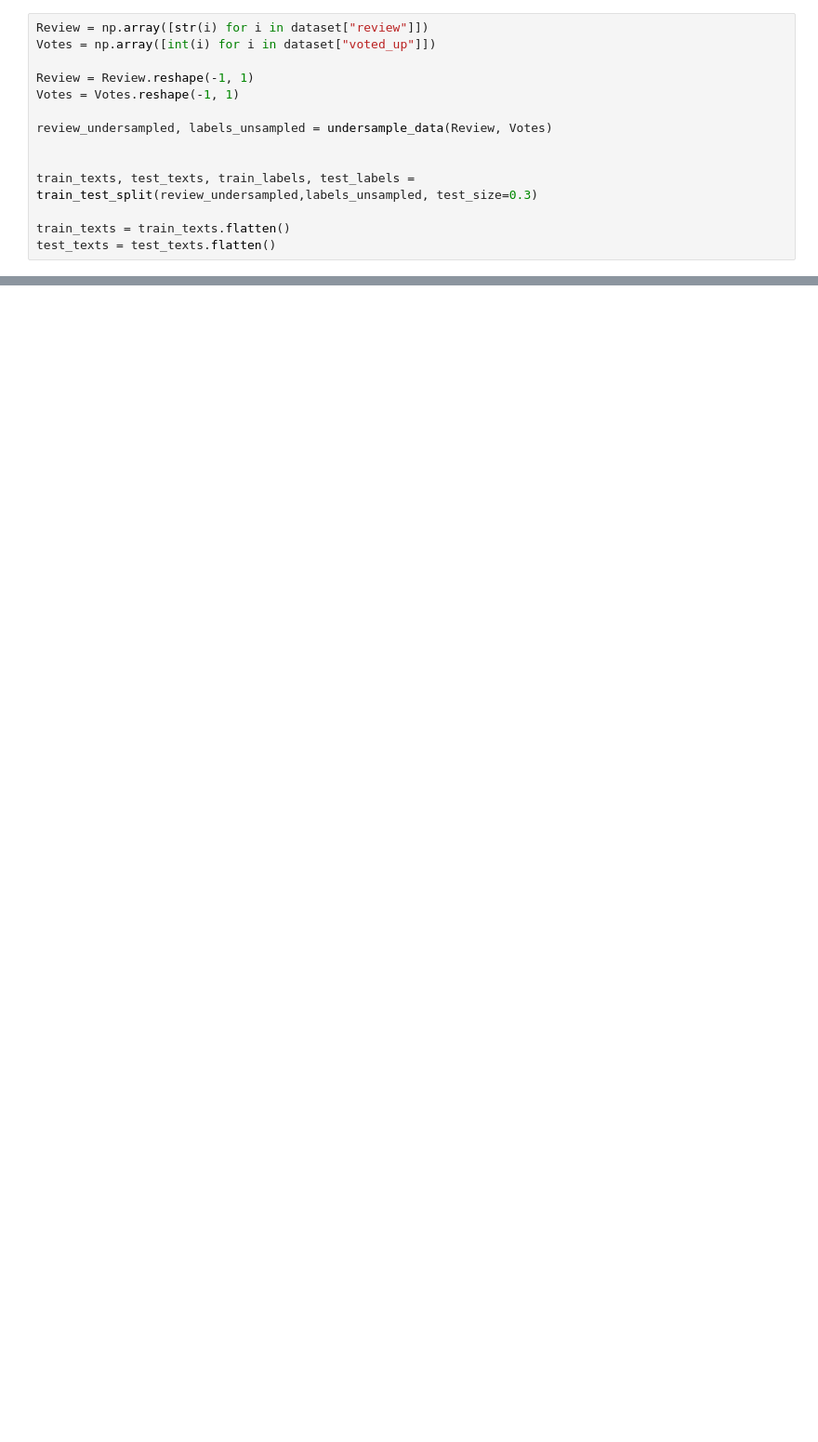
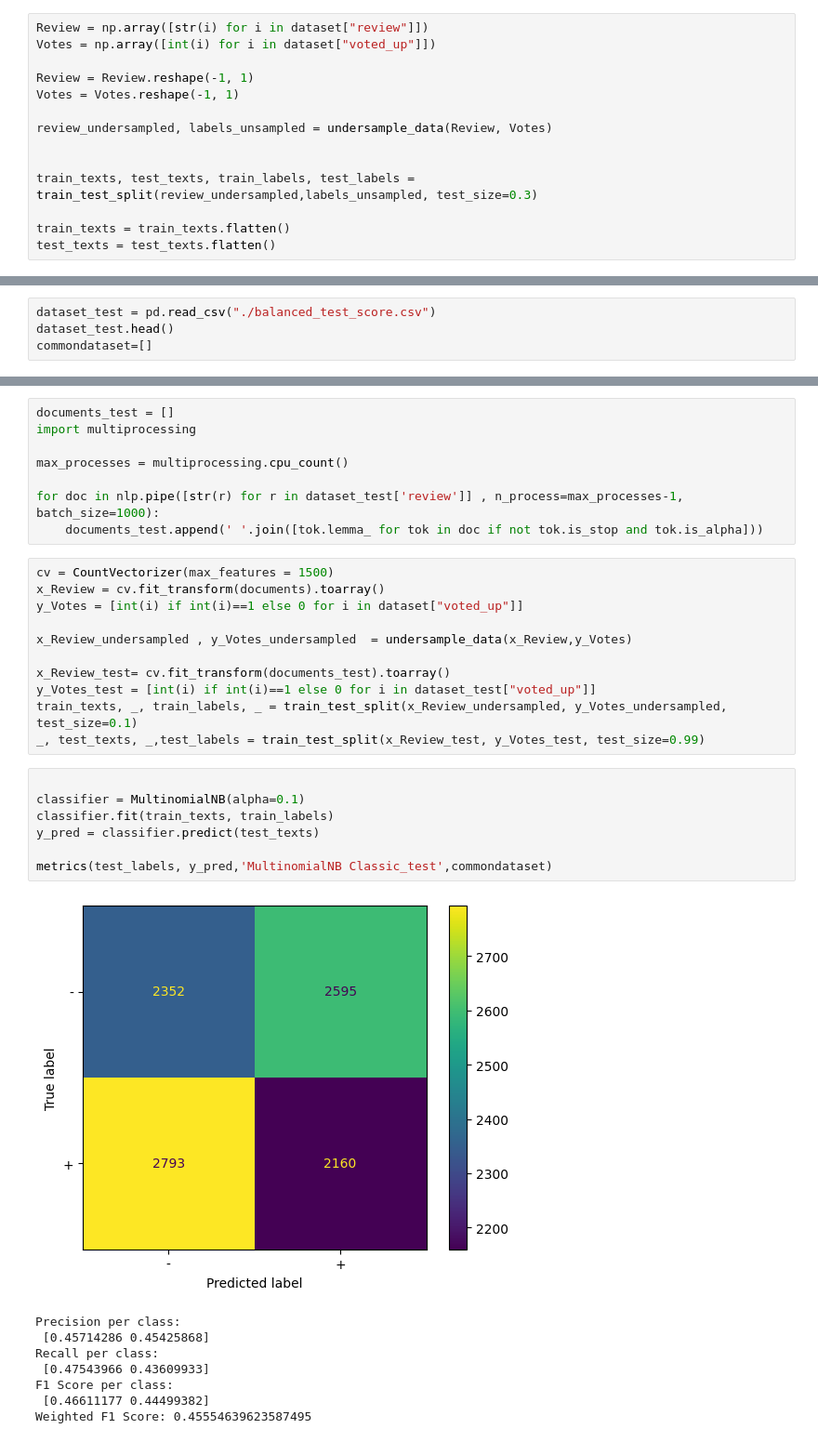
Before and after one commit to Meyflex/Sentiment-Analyses-Steam, a Jupyter notebook: Project_Text_mining.ipynb, the cells around one changed output, grey strips where cells are left out. Shown at 93% size. Drawn from its saved outputs; the diff is of its cells as text; blank space fills up the shorter version.

```diff
--- a/Project_Text_mining.ipynb
+++ b/Project_Text_mining.ipynb
@@ -246,0 +263,4 @@ plot_model_comparisons(results_list)
+# %%
+dataset_test = pd.read_csv("./balanced_test_score.csv")
+dataset_test.head()
+commondataset=[]
@@ -246,0 +269,35 @@ plot_model_comparisons(results_list)
+# %%
+documents_test = []
+import multiprocessing
+
+max_processes = multiprocessing.cpu_count()
+
+for doc in nlp.pipe([str(r) for r in dataset_test['review']] , n_process=max_processes-1, batch_size=1000):
+    documents_test.append(' '.join([tok.lemma_ for tok in doc if not tok.is_stop and tok.is_alpha]))
+# %%
+cv = CountVectorizer(max_features = 1500)
+x_Review = cv.fit_transform(documents).toarray()
+y_Votes = [int(i) if int(i)==1 else 0 for i in dataset["voted_up"]]
+
+x_Review_undersampled , y_Votes_undersampled  = undersample_data(x_Review,y_Votes)
+
+x_Review_test= cv.fit_transform(documents_test).toarray()
+y_Votes_test = [int(i) if int(i)==1 else 0 for i in dataset_test["voted_up"]]
+train_texts, _, train_labels, _ = train_test_split(x_Review_undersampled, y_Votes_undersampled, test_size=0.1)
+_, test_texts, _,test_labels = train_test_split(x_Review_test, y_Votes_test, test_size=0.99)
+# %%
+
+classifier = MultinomialNB(alpha=0.1)
+classifier.fit(train_texts, train_labels)
+y_pred = classifier.predict(test_texts)
+
+metrics(test_labels, y_pred,'MultinomialNB Classic_test',commondataset)
+# %% [output]
+[figure, added]
+Precision per class:
+ [0.45714286 0.45425868]
+Recall per class:
+ [0.47543966 0.43609933]
+F1 Score per class:
+ [0.46611177 0.44499382]
+Weighted F1 Score: 0.45554639623587495
```
Also changed, not shown: parts of 22 cells of this notebook, 38 other files.
